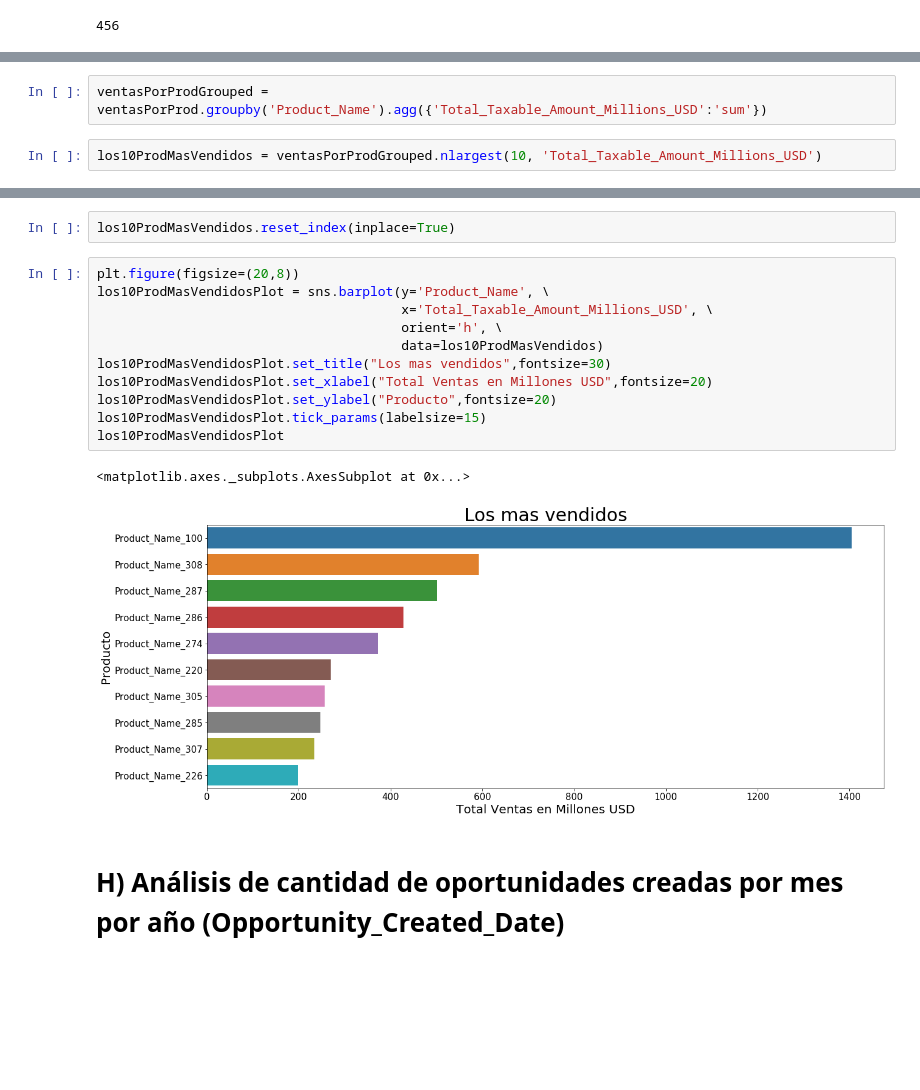
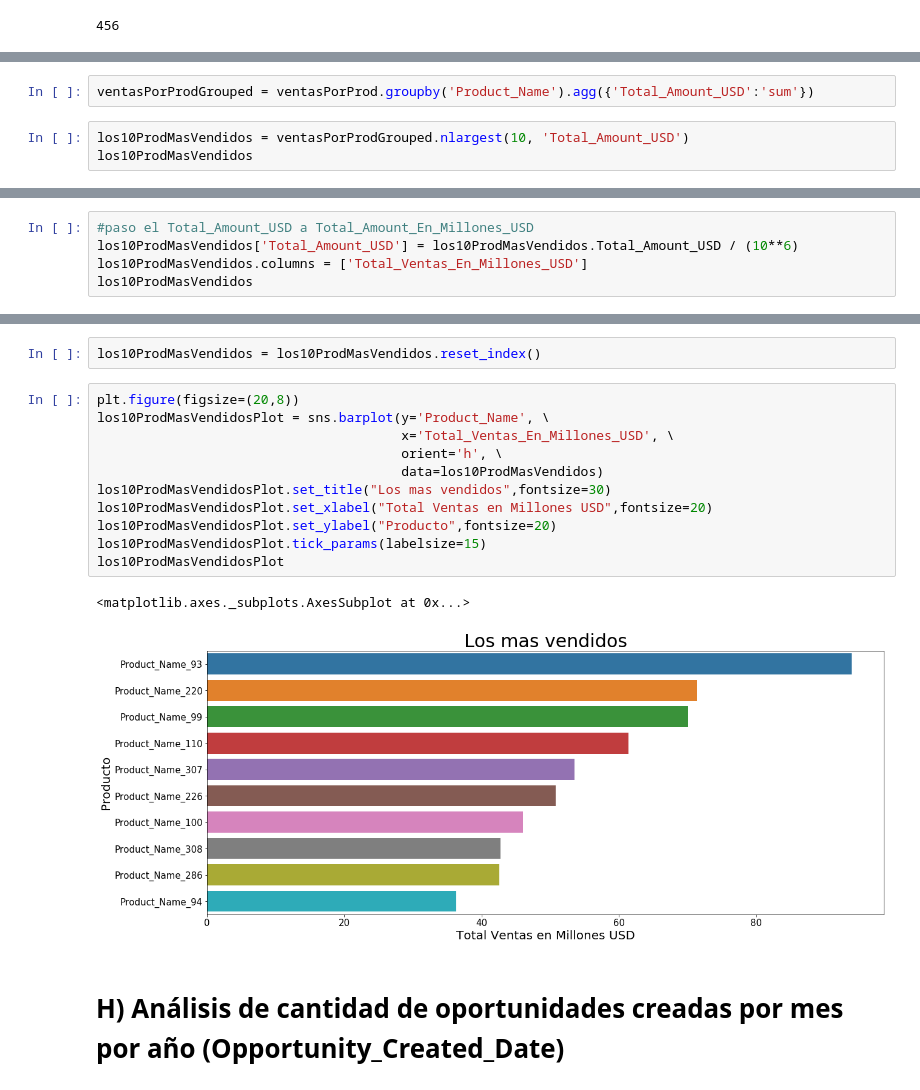
Before and after one commit to FerFabbiano/tp1-OrganizacionDeDatos, a Jupyter notebook: TP1_OrgaDeDatos.ipynb, the cells around one changed output, grey strips where cells are left out. Saved outputs shown, nothing was run; the diff lists cells and outputs as text; blank space fills up the shorter version.

```diff
--- a/TP1_OrgaDeDatos.ipynb
+++ b/TP1_OrgaDeDatos.ipynb
@@ -730,5 +740,6 @@ ventasPorProd
 9533 rows × 3 columns
 # %%
-ventasPorProdGrouped = ventasPorProd.groupby('Product_Name').agg({'Total_Taxable_Amount_Millions_USD':'sum'})
+ventasPorProdGrouped = ventasPorProd.groupby('Product_Name').agg({'Total_Amount_USD':'sum'})
 # %%
-los10ProdMasVendidos = ventasPorProdGrouped.nlargest(10, 'Total_Taxable_Amount_Millions_USD')
+los10ProdMasVendidos = ventasPorProdGrouped.nlargest(10, 'Total_Amount_USD')
+los10ProdMasVendidos
@@ -734,0 +759,5 @@ los10ProdMasVendidos = ventasPorProdGrouped.nlargest(10, 'Total_Taxable_Amount_M
+# %%
+#paso el Total_Amount_USD a Total_Amount_En_Millones_USD
+los10ProdMasVendidos['Total_Amount_USD'] = los10ProdMasVendidos.Total_Amount_USD / (10**6)
+los10ProdMasVendidos.columns = ['Total_Ventas_En_Millones_USD']
+los10ProdMasVendidos
@@ -735,19 +777,19 @@ los10ProdMasVendidos = ventasPorProdGrouped.nlargest(10, 'Total_Taxable_Amount_M
 # %%
-los10ProdMasVendidos.reset_index(inplace=True)
+los10ProdMasVendidos = los10ProdMasVendidos.reset_index()
 # %%
 plt.figure(figsize=(20,8))
 los10ProdMasVendidosPlot = sns.barplot(y='Product_Name', \
-                                       x='Total_Taxable_Amount_Millions_USD', \
+                                       x='Total_Ventas_En_Millones_USD', \
                                        orient='h', \
                                        data=los10ProdMasVendidos)
 los10ProdMasVendidosPlot.set_title("Los mas vendidos",fontsize=30)
 los10ProdMasVendidosPlot.set_xlabel("Total Ventas en Millones USD",fontsize=20)
 los10ProdMasVendidosPlot.set_ylabel("Producto",fontsize=20)
 los10ProdMasVendidosPlot.tick_params(labelsize=15)
 los10ProdMasVendidosPlot
 # %% [output]
 <matplotlib.axes._subplots.AxesSubplot at 0x...>
-[figure, old version]
+[figure, new version]
 # %% [markdown]
 # H) Análisis de cantidad de oportunidades creadas por mes por año (Opportunity_Created_Date)
 # %% [markdown]
```
Also changed, not shown: parts of 62 cells of this notebook.
